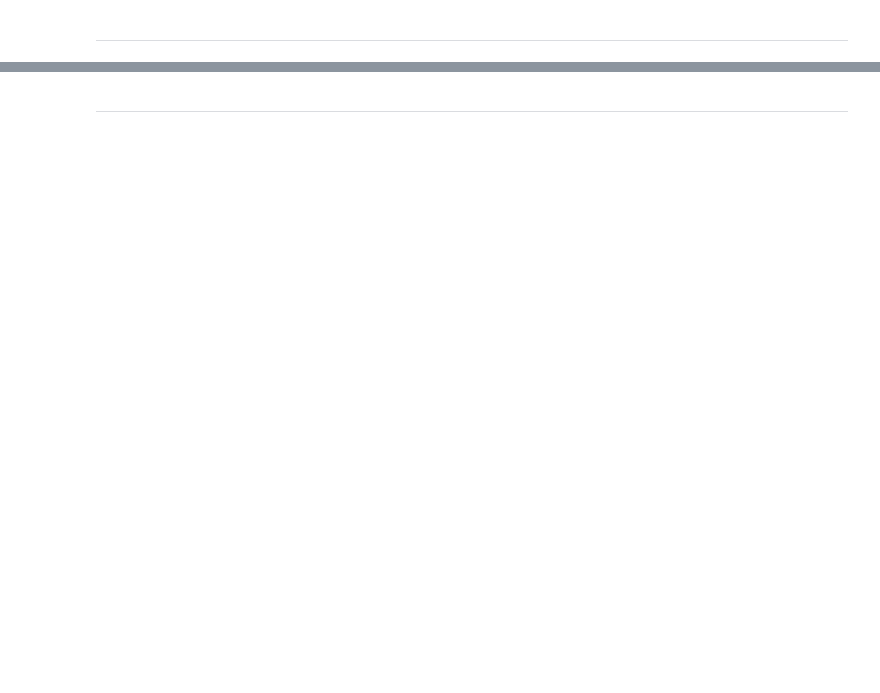
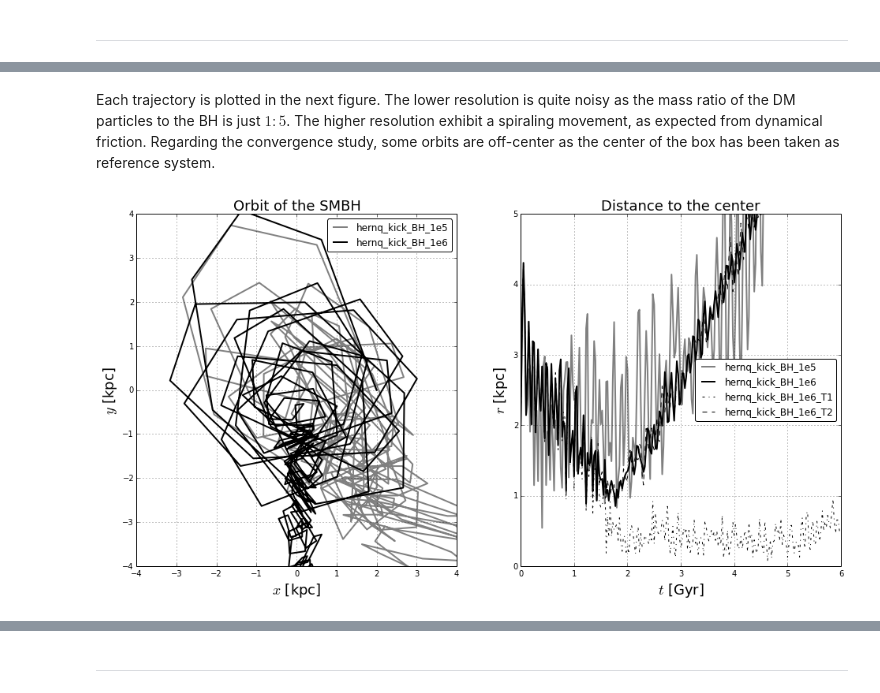
Before and after one commit to sbustamante/CosmologicalBlackHoles, a Jupyter notebook: Codes/controlled_experiments.ipynb, the cells around one changed output, grey strips where cells are left out. Drawn from its saved outputs; the diff is of its cells as text; code cells hidden in the pictures; blank space fills up the shorter version.

Commit message:
Convergence analysis

```diff
--- a/Codes/controlled_experiments.ipynb
+++ b/Codes/controlled_experiments.ipynb
@@ -8,0 +128,59 @@
+# %%
+#Potential centered
+bh_s2_t2 = black_hole_sim( simulation = "%s/hernq_kick_BH_1e6_T2"%(DataFolder),
+                           snapbase = 'snapshot',
+                           n_snap = 240,
+                           center = [250,250,250] )
+bh_s2_t2.read_trajectory( pot_center = True )
+
+#Geometrically centered
+bh_s2_t2_g = black_hole_sim( simulation = "%s/hernq_kick_BH_1e6_T2"%(DataFolder),
+                             snapbase = 'snapshot',
+                             n_snap = 240,
+                             center = [250,250,250] )
+bh_s2_t2_g.read_trajectory( )
+# %% [markdown]
+Each trajectory is plotted in the next figure. The lower resolution is quite noisy as the mass ratio of the DM particles to the BH is just $1:5$. The higher resolution exhibit a spiraling movement, as expected from dynamical friction.
+Regarding the convergence study, some orbits are off-center as the center of the box has been taken as reference system.
+# %%
+plt.figure( figsize=(16,8) )
+plt.subplot(1,2,1)
+
+#Simulated trajectories
+T = 240
+plt.plot( bh_s1_g.r[:T,0], bh_s1_g.r[:T,1] , '-', lw=2, color = 'gray', label = 'hernq_kick_BH_1e5' )
+plt.plot( bh_s2_g.r[:T,0], bh_s2_g.r[:T,1] , '-', lw=2, color = 'black', label = 'hernq_kick_BH_1e6' )
+
+dL = 4
+plt.xlim( (-dL,dL) )
+plt.ylim( (-dL,dL) )
+plt.xlabel( "$x$ [kpc]", fontsize = 18 )
+plt.ylabel( "$y$ [kpc]", fontsize = 18 )
+plt.grid(1)
+plt.title( "Orbit of the SMBH", fontsize = 18 )
+leg = plt.legend( loc= 'upper right', fancybox = True )
+
+plt.subplot(1,2,2)
+
+#Simulated trajectories
+T = 240
+plt.plot( bh_s1_g.t[:T], np.sqrt( bh_s1_g.r[:T,0]**2 + bh_s1_g.r[:T,1]**2 + bh_s1_g.r[:T,2]**2 ),
+'-', lw=2, color = 'gray', zorder = 0, label = 'hernq_kick_BH_1e5' )
+plt.plot( bh_s2_g.t[:T], np.sqrt( bh_s2_g.r[:T,0]**2 + bh_s2_g.r[:T,1]**2 + bh_s2_g.r[:T,2]**2 ),
+'-', lw=2, color = 'black', zorder = 0, label = 'hernq_kick_BH_1e6' )
+
+plt.plot( bh_s2_t1_g.t[:T], np.sqrt( bh_s2_t1_g.r[:T,0]**2 + bh_s2_t1_g.r[:T,1]**2 + bh_s2_t1_g.r[:T,2]**2 ),
+'-.', lw=1, color = 'black', zorder = 0, label = 'hernq_kick_BH_1e6_T1' )
+plt.plot( bh_s2_t2_g.t[:T], np.sqrt( bh_s2_t2_g.r[:T,0]**2 + bh_s2_t2_g.r[:T,1]**2 + bh_s2_t2_g.r[:T,2]**2 ),
+'--', lw=1, color = 'black', zorder = 0, label = 'hernq_kick_BH_1e6_T2' )
+
+#plt.semilogx()
+plt.ylim( (0,5) )
+plt.ylim( (0,5) )
+plt.xlabel( "$t$ [Gyr]", fontsize = 18 )
+plt.ylabel( "$r$ [kpc]", fontsize = 18 )
+plt.grid(1)
+plt.title( "Distance to the center", fontsize = 18 )
+leg = plt.legend( loc= 'center right', fancybox = True )
+# %% [output]
+[figure, added]
```
Also changed, not shown: parts of 60 cells of this notebook, 1 other file.
